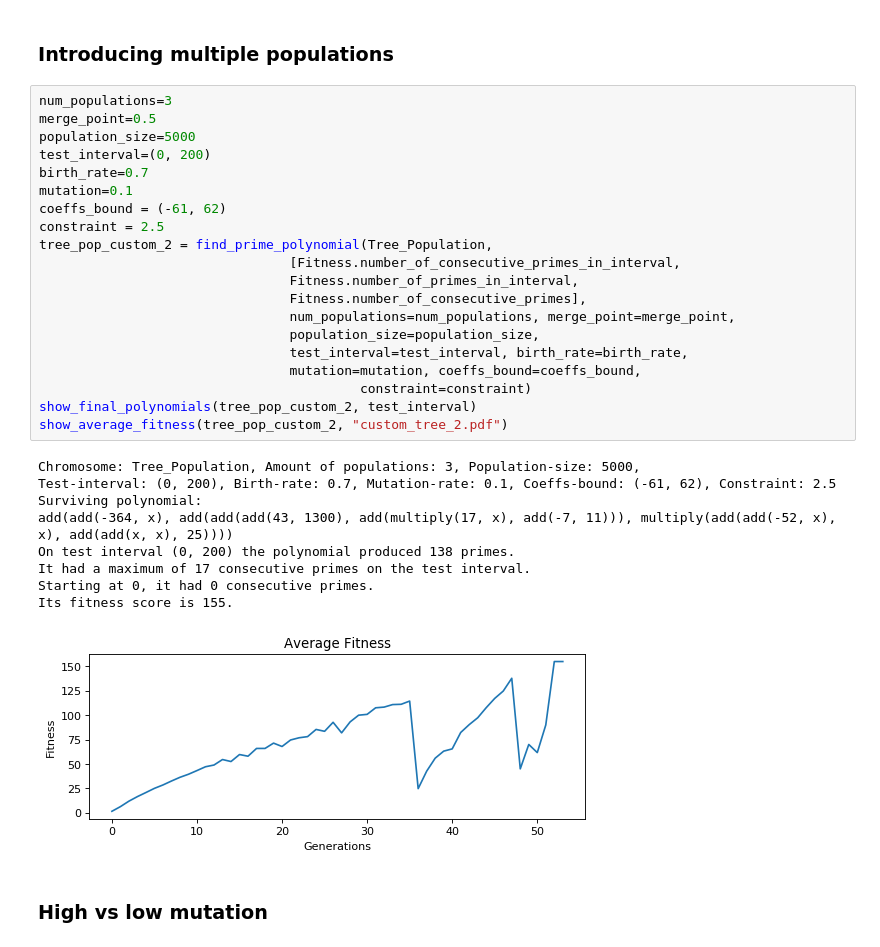
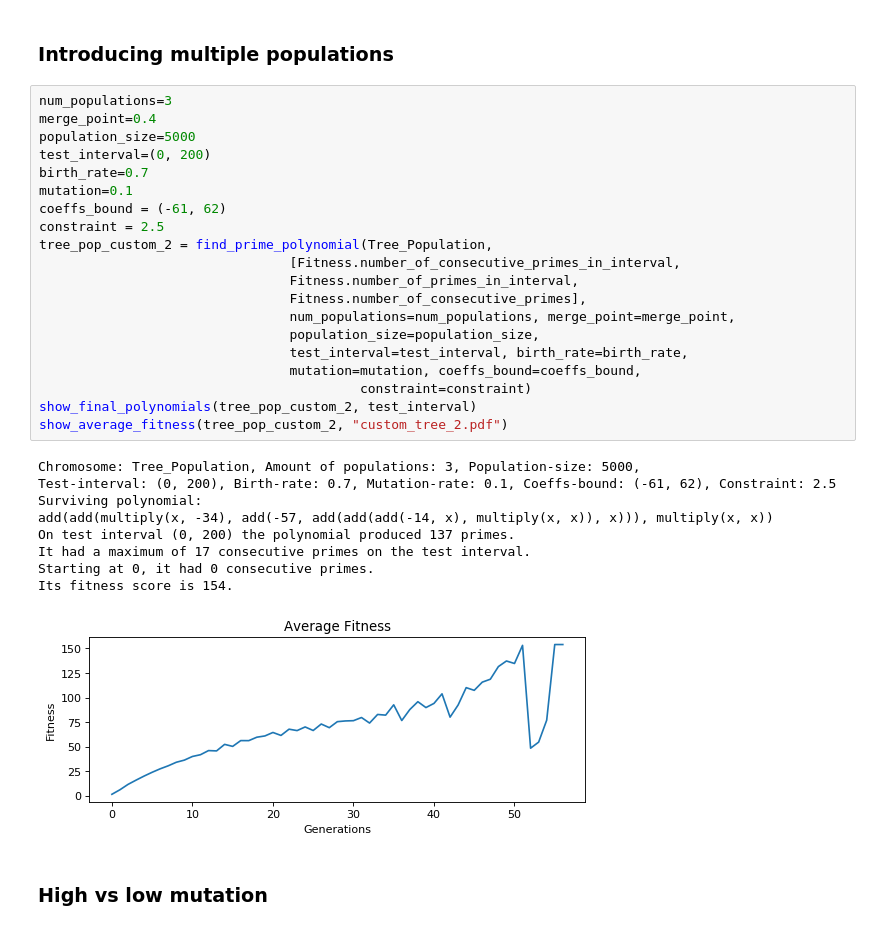
Before and after one commit to FreddoIsHere/GPandGA, a Jupyter notebook: Experiments.ipynb, the cells around one changed output. Drawn from its saved outputs; the diff is of its cells as text.

```diff
--- a/Experiments.ipynb
+++ b/Experiments.ipynb
@@ -216,34 +245,34 @@ Its fitness score is 145.
 ### Introducing multiple populations
 # %%
 num_populations=3
-merge_point=0.5
+merge_point=0.4
 population_size=5000
 test_interval=(0, 200)
 birth_rate=0.7
 mutation=0.1
 coeffs_bound = (-61, 62)
 constraint = 2.5
 tree_pop_custom_2 = find_prime_polynomial(Tree_Population,
                                 [Fitness.number_of_consecutive_primes_in_interval,
                                 Fitness.number_of_primes_in_interval,
                                 Fitness.number_of_consecutive_primes],
                                 num_populations=num_populations, merge_point=merge_point,
                                 population_size=population_size,
                                 test_interval=test_interval, birth_rate=birth_rate,
                                 mutation=mutation, coeffs_bound=coeffs_bound,
                                          constraint=constraint)
 show_final_polynomials(tree_pop_custom_2, test_interval)
 show_average_fitness(tree_pop_custom_2, "custom_tree_2.pdf")
 # %% [output]
 Chromosome: Tree_Population, Amount of populations: 3, Population-size: 5000,
 Test-interval: (0, 200), Birth-rate: 0.7, Mutation-rate: 0.1, Coeffs-bound: (-61, 62), Constraint: 2.5
 Surviving polynomial:
-add(add(-364, x), add(add(add(43, 1300), add(multiply(17, x), add(-7, 11))), multiply(add(add(-52, x), x), add(add(x, x), 25))))
-On test interval (0, 200) the polynomial produced 138 primes.
+add(add(multiply(x, -34), add(-57, add(add(add(-14, x), multiply(x, x)), x))), multiply(x, x))
+On test interval (0, 200) the polynomial produced 137 primes.
 It had a maximum of 17 consecutive primes on the test interval.
 Starting at 0, it had 0 consecutive primes.
-Its fitness score is 155.
+Its fitness score is 154.
-[figure, old version]
+[figure, new version]
 # %% [markdown]
 ### High vs low mutation
 # %%
```
Also changed, not shown: parts of 15 cells of this notebook, 26 other files.
